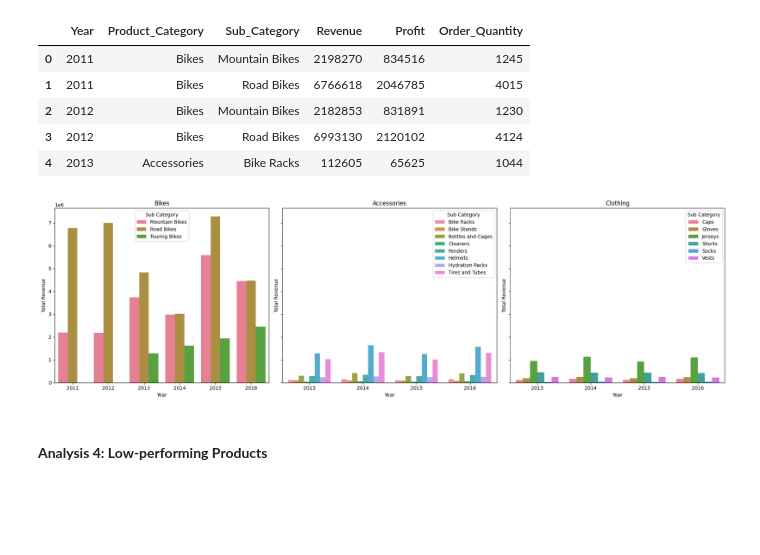
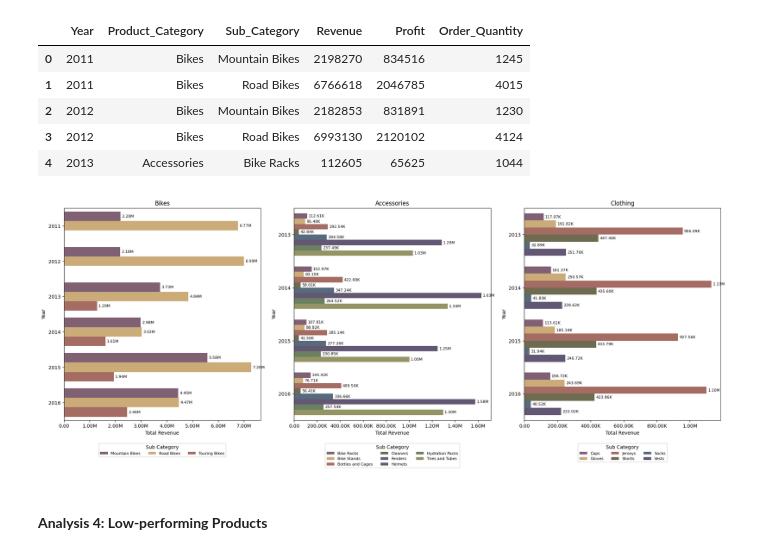
Before and after one commit to JinnOppa/Data-Analysis-Portfolio, a Jupyter notebook: bike-sales/sales2.ipynb, the cells around one changed output. Saved outputs shown, nothing was run; the diff lists cells and outputs as text; code cells hidden in the pictures; blank space fills up the shorter version.

```diff
--- a/bike-sales/sales2.ipynb
+++ b/bike-sales/sales2.ipynb
@@ -162,3 +163,5 @@ df['revenue_diff'] = (df['Unit_Price'] * df['Order_Quantity']) - df['Revenue']
+# %%
+df['revenue_diff'] = df['Expected_Revenue'] - df['Revenue']
 # %%
 def extract_product_color_size(product_detail):
     # Define patterns for color and size
@@ -207,5 +210,14 @@ memory usage: 19.0+ MB
 # %%
 cmap = load_cmap("Antique")
+# %%
+# Function to format large numbers as K, M, etc.
+def shorten_large_numbers(x, pos=None):
+    if x >= 1e6:
+        return f'{x * 1e-6:.2f}M'
+    elif x >= 1e3:
+        return f'{x * 1e-3:.2f}K'
+    else:
+        return f'{x:.2f}'
 # %%
 df.sample(15)
 # %% [output]
@@ -842,34 +620,44 @@ annual_performance.head()
+# %%
+# Function to format large numbers as K, M, etc.
+def shorten_large_numbers(x, pos=None):
+    if x >= 1e6:
+        return f'{x * 1e-6:.2f}M'
+    elif x >= 1e3:
+        return f'{x * 1e-3:.2f}K'
+    else:
+        return f'{x:.2f}'
 # %%
-import pandas as pd
-import matplotlib.pyplot as plt
-import seaborn as sns
-
-# Assuming annual_performance DataFrame is already created
-# Get unique Product Categories
-unique_categories = annual_performance['Product_Category'].unique()
-
-# Create a figure with 3 subplots (adjusting number of rows/columns as needed)
-fig, axes = plt.subplots(nrows=1, ncols=len(unique_categories), figsize=(20, 6), sharey=True)
+# Create a figure with subplots for each unique Product Category
+fig, axes = plt.subplots(nrows=1, ncols=len(unique_categories), figsize=(20, 8), sharey=False)
 
 # Loop through each unique Product Category and plot in respective subplot
 for ax, category in zip(axes, unique_categories):
     # Filter data for the current Product Category
     category_data = annual_performance[annual_performance['Product_Category'] == category]
 
     # Create a bar plot for the current category
-    sns.barplot(data=category_data, x='Year', y='Revenue', hue='Sub_Category', ax=ax)
+    barplot = sns.barplot(data=category_data, y='Year', x='Revenue', hue='Sub_Category', ax=ax, palette=cmap.colors, orient='h')
 
     # Set title and labels for each subplot
     ax.set_title(category)
-    ax.set_xlabel('Year')
-    ax.set_ylabel('Total Revenue')
-    ax.legend(title='Sub Category')
+    ax.set_xlabel('Total Revenue')
+    ax.set_ylabel('Year')
+    ax.legend(title='Sub Category', loc='upper center', fontsize=8, bbox_to_anchor=(0.5, -0.1), ncol=3)
+
+    # Apply the formatter to the y-axis
+    ax.xaxis.set_major_formatter(FuncFormatter(shorten_large_numbers))
+
+    # Add annotations to each bar with formatted labels
+    for container in barplot.containers:
+        # Use a lambda function to apply shorten_large_numbers without needing pos argument
+        labels = [shorten_large_numbers(v) for v in container.datavalues]
+        barplot.bar_label(container, labels=labels, label_type='edge', padding=3, fontsize=8, color='black', rotation=0)
 
 # Adjust layout
 plt.tight_layout()
 plt.show()
 # %% [output]
-[figure, old version]
+[figure, new version]
 # %% [markdown]
 #### **Analysis 4: Low-performing Products**
 # %%
```
Also changed, not shown: parts of 23 cells of this notebook.
